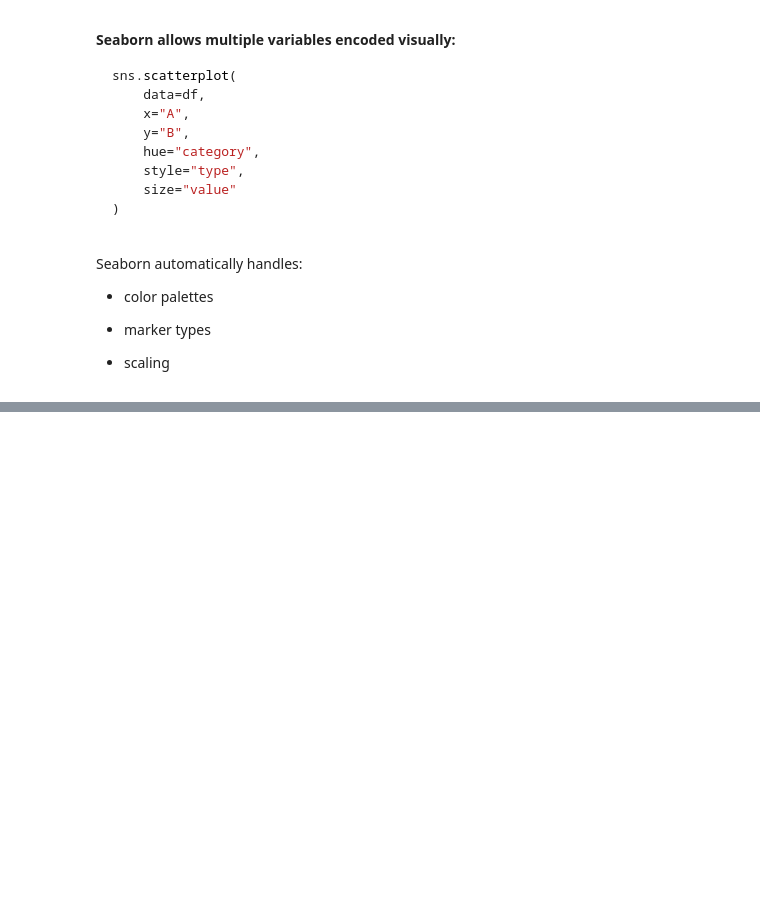
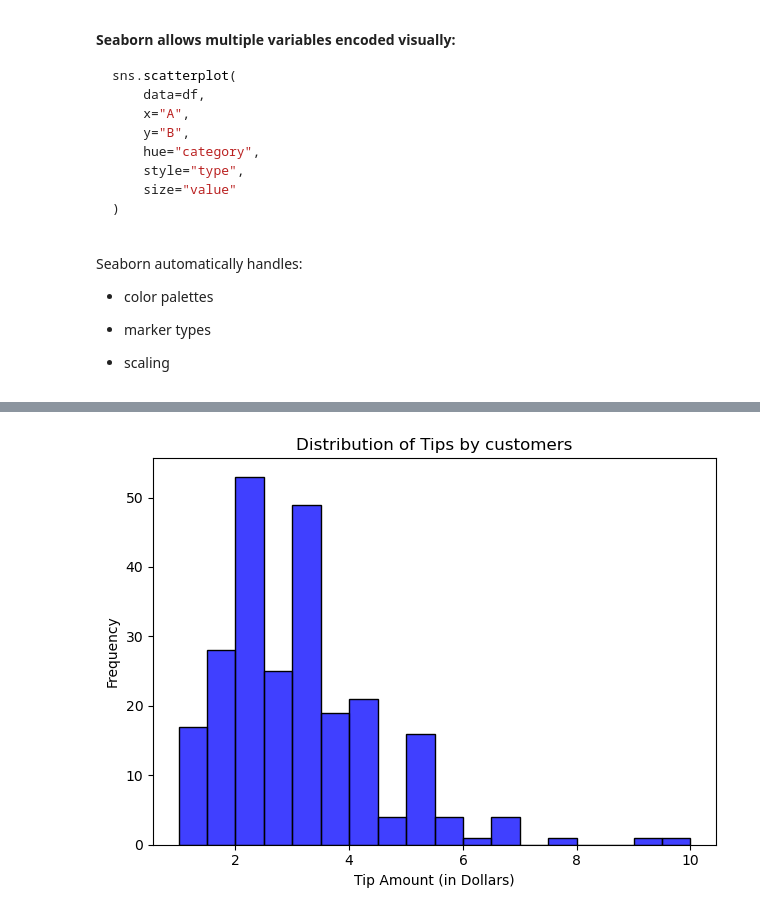
Before and after one commit to jci02/Data-Visualization, a Jupyter notebook: Matplotlib and Seaborn.ipynb, the cells around one changed output, grey strips where cells are left out. Saved outputs shown, nothing was run; the diff lists cells and outputs as text; code cells hidden in the pictures; blank space fills up the shorter version.

```diff
--- a/Matplotlib and Seaborn.ipynb
+++ b/Matplotlib and Seaborn.ipynb
@@ -1086,0 +1142,4 @@ Seaborn automatically handles:
+# %%
+tips = sns.load_dataset("tips")
+print("Print info:\n",tips.info(),"\n")
+tips
@@ -1086,0 +1178,18 @@ Seaborn automatically handles:
+# %%
+# Figure size
+#plt.figure(figsize=(14,7))
+
+# Create a histogram using Seaborn
+sns.histplot(tips['tip'], kde=False, color="b")  # kde=True adds a density curve
+
+# Customize the plot
+plt.xlabel('Tip Amount (in Dollars)')
+plt.ylabel('Frequency')
+plt.title('Distribution of Tips by customers')
+
+plt.tight_layout()
+
+# Show the plot
+plt.show()
+# %% [output]
+[figure, added]
```
Also changed, not shown: parts of 11 cells of this notebook.
